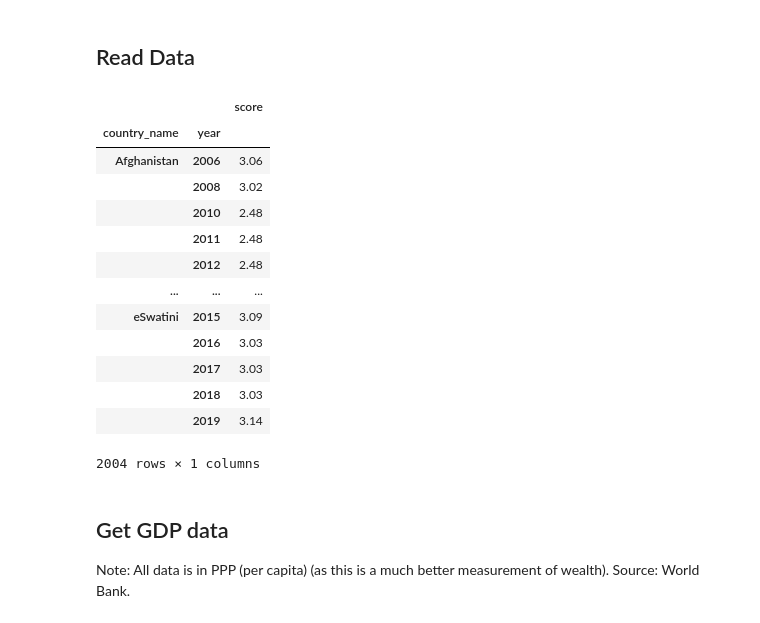
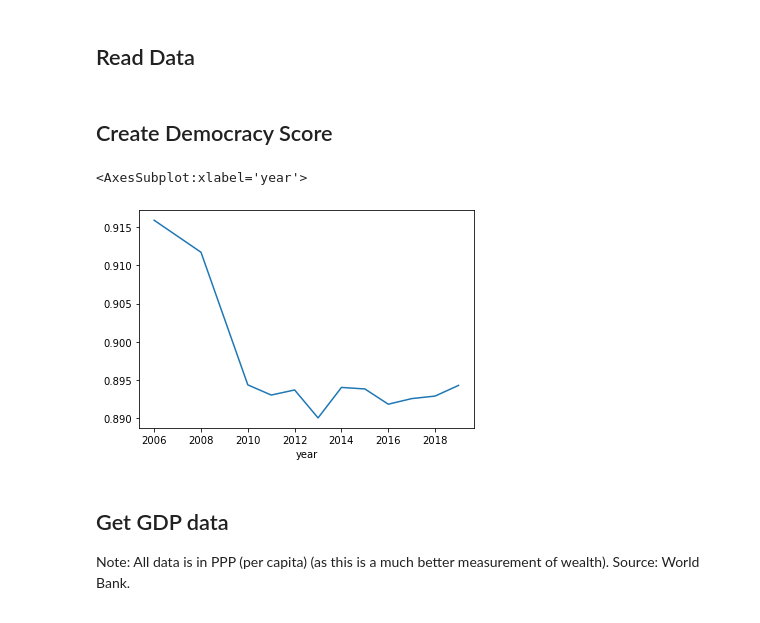
Before and after one commit to michadenheijer/DataWrangling, a Jupyter notebook: gdp.ipynb, the cells around one changed output. Saved outputs shown, nothing was run; the diff lists cells and outputs as text; code cells hidden in the pictures.

Commit message:
Add more data, add more

```diff
--- a/gdp.ipynb
+++ b/gdp.ipynb
@@ -7,24 +9,23 @@ import matplotlib.pyplot as plt
 # %% [markdown]
 ## Read Data
 # %%
-economist = pd.read_hdf("data/democracy.h5", "economist")
-freedom_house = pd.read_hdf("data/democracy.h5", "freedomhouse")
-v_dem = pd.read_hdf("data/democracy.h5", "vdem")
+economist: pd.DataFrame = pd.read_hdf("data/democracy.h5", "economist")
+freedom_house: pd.DataFrame = pd.read_hdf("data/democracy.h5", "freedomhouse")
+v_dem: pd.DataFrame = pd.read_hdf("data/democracy.h5", "vdem")
-# %% [output]
-|  |  | score |
-| country_name | year |  |
-| Afghanistan | 2006 | 3.06 |
-|  | 2008 | 3.02 |
-|  | 2010 | 2.48 |
-|  | 2011 | 2.48 |
-|  | 2012 | 2.48 |
-| ... | ... | ... |
-| eSwatini | 2015 | 3.09 |
-|  | 2016 | 3.03 |
-|  | 2017 | 3.03 |
-|  | 2018 | 3.03 |
-|  | 2019 | 3.14 |
-2004 rows × 1 columns
+# %% [markdown]
+## Create Democracy Score
+# %%
+dem_raw = economist.add_prefix("econ-").join(freedom_house.add_prefix("free-"), how="outer").join(v_dem.add_prefix("v-dem-"), how="outer")
+dem = dem_raw.copy().dropna()
+dem["econ-score"] /= 10
+dem["free-score"] = (7 - dem["free-score"])/6
+dem["score"] = dem.mean(axis=1)
+dem.to_hdf("data/democracy.h5", key="democracy")
+dem_raw.to_hdf("data/democracy.h5", key="democracy_raw")
+dem.loc["Netherlands"]["score"].plot()
+# %% [output]
+<AxesSubplot:xlabel='year'>
+[figure, added]
 # %% [markdown]
 ## Get GDP data
 Note: All data is in PPP (per capita) (as this is a much better measurement of wealth). Source: World Bank.
```
Also changed, not shown: parts of 10 cells of this notebook, 7 other files.
